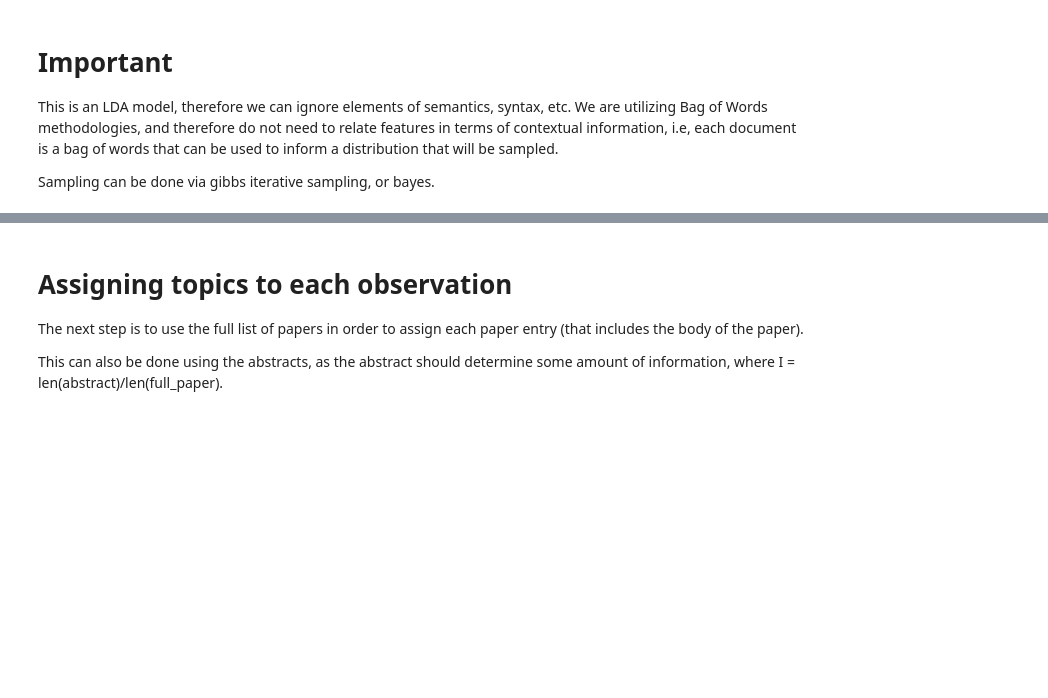
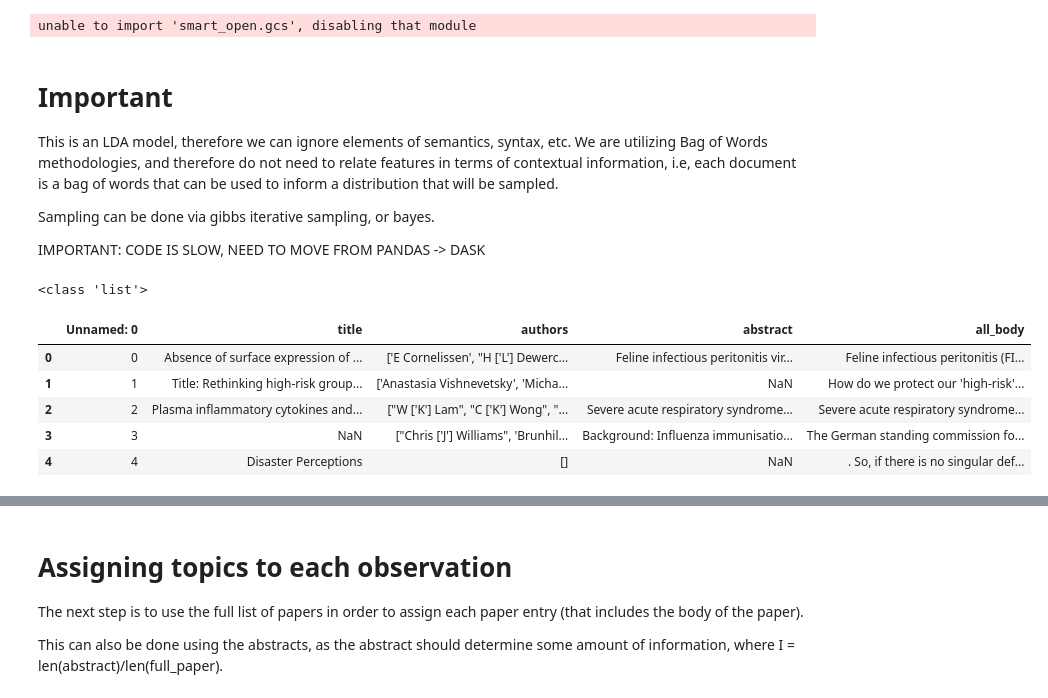
Before and after one commit to decentdilettante/covid19, a Jupyter notebook: LDA_covid_papers_v1.ipynb, the cells around one changed output, grey strips where cells are left out. Cells and saved outputs as stored; diff of their text form; code cells hidden in the pictures; blank space fills up the shorter version.

```diff
--- a/LDA_covid_papers_v1.ipynb
+++ b/LDA_covid_papers_v1.ipynb
@@ -25,7 +1,55 @@ import re
+# %%
+#universal sentence encoder
+import pandas as pd
+import gensim
+import gensim.corpora as corpora
+from gensim.utils import simple_preprocess
+from gensim.models import CoherenceModel
+import numpy as np
+import tqdm
+
+
+import spacy
+from nltk.corpus import stopwords
+stops = list(stopwords.words('english'))
+other_stops = ['author', 'funder', 'all', 'rights', 'reuse', 'allowed', ,'also', 'use', 'without', 'permission', 'the', 'copyright', 'holder', 'for',\
+                     'this', 'preprint', 'which', 'was', 'not', 'peer', 'reviewed', 'is', 'the', 'doi', 'biorxiv', 'preprint', 'author',\
+                     'funder', 'all', 'reserved', 'copyright', 'holder', 'for', 'this', 'preprint', 'which', 'peer', 'reviewed', 'doi', 'biorxiv', 'preprint',
+                'the copyright holder for this preprint (which was not peer-reviewed) is the . doi doi: biorxiv preprint author/funder.', \
+                'all rights reserved.', ' no reuse allowed without permission.the copyright holder for this preprint (which was not peer-reviewed)', \
+               'biorxiv preprint the copyright holder for this preprint (which was not peer-reviewed) is the . doi doi: biorxiv preprint significance is shown comparing the replication of c11 pk disrupt and c11 pk restore (aii).', \
+               ' significance shown is compared to wt replicon. error bars are calculated by sem, n = 3, * p 673 < 0 05, **** p < 0 0001  674 author/funder.',
+               'all rights reserved. no reuse allowed without permission.the copyright holder for this preprint (which was not peer-reviewed) is the . doi doi: biorxiv preprint 33 675 author/funder.',\
+               ' all rights reserved. no reuse allowed without permission.the copyright holder for this preprint (which was not peer-reviewed) is the . doi doi: biorxiv preprint ']
+stops = stops + other_stops
+
+
+#https://www.machinelearningplus.com/nlp/topic-modeling-gensim-python/
+
+# Plotting tools
+import pyLDAvis
+import pyLDAvis.gensim  # don't skip this
+import matplotlib.pyplot as plt
+%matplotlib inline
+
+from pprint import pprint
+
+from IPython.display import Image
+import re
+# %% [output]
+unable to import 'smart_open.gcs', disabling that module
 # %% [markdown]
 # Important
 This is an LDA model, therefore we can ignore elements of semantics, syntax, etc. We are utilizing Bag of Words methodologies, and therefore do not need to relate features in terms of contextual information, i.e, each document is a bag of words that can be used to inform a distribution that will be sampled.
 
 Sampling can be done via gibbs iterative sampling, or bayes.
+
+
+IMPORTANT:
+CODE IS SLOW, NEED TO MOVE FROM PANDAS -> DASK
+# %%
+print(type(stops))
+# %% [output]
+<class 'list'>
 # %%
 #refer to json_to_csv.ipynb for creating the csv below
@@ -33,3 +57,12 @@ df = pd.read_csv('C:/Users/eovit/Python/Kaggle/research_papers_v1.1.csv')
+# %%
+df.head()
+# %% [output]
+|  | Unnamed: 0 | title | authors | abstract | all_body |
+| 0 | 0 | Absence of surface expression of ... | ['E Cornelissen', "H ['L'] Dewerc... | Feline infectious peritonitis vir... | Feline infectious peritonitis (FI... |
+| 1 | 1 | Title: Rethinking high-risk group... | ['Anastasia Vishnevetsky', 'Micha... | NaN | How do we protect our 'high-risk'... |
+| 2 | 2 | Plasma inflammatory cytokines and... | ["W ['K'] Lam", "C ['K'] Wong", "... | Severe acute respiratory syndrome... | Severe acute respiratory syndrome... |
+| 3 | 3 | NaN | ["Chris ['J'] Williams", 'Brunhil... | Background: Influenza immunisatio... | The German standing commission fo... |
+| 4 | 4 | Disaster Perceptions | [] | NaN | . So, if there is no singular def... |
 # %%
 #below is common preprocessing, motivated by the code at: https://www.kaggle.com/matteomuffo/a-fine-grained-covid-19-question-answering-engine
 def preprocessing(text):
```
Also changed, not shown: parts of 39 cells of this notebook.
